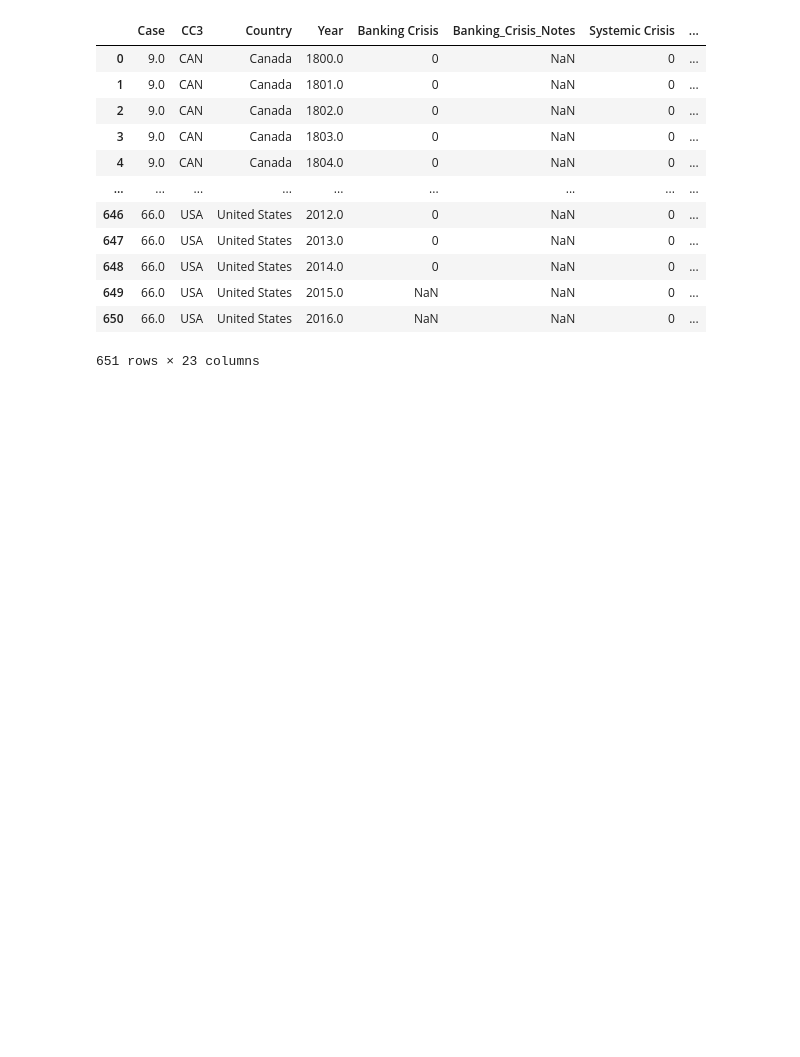
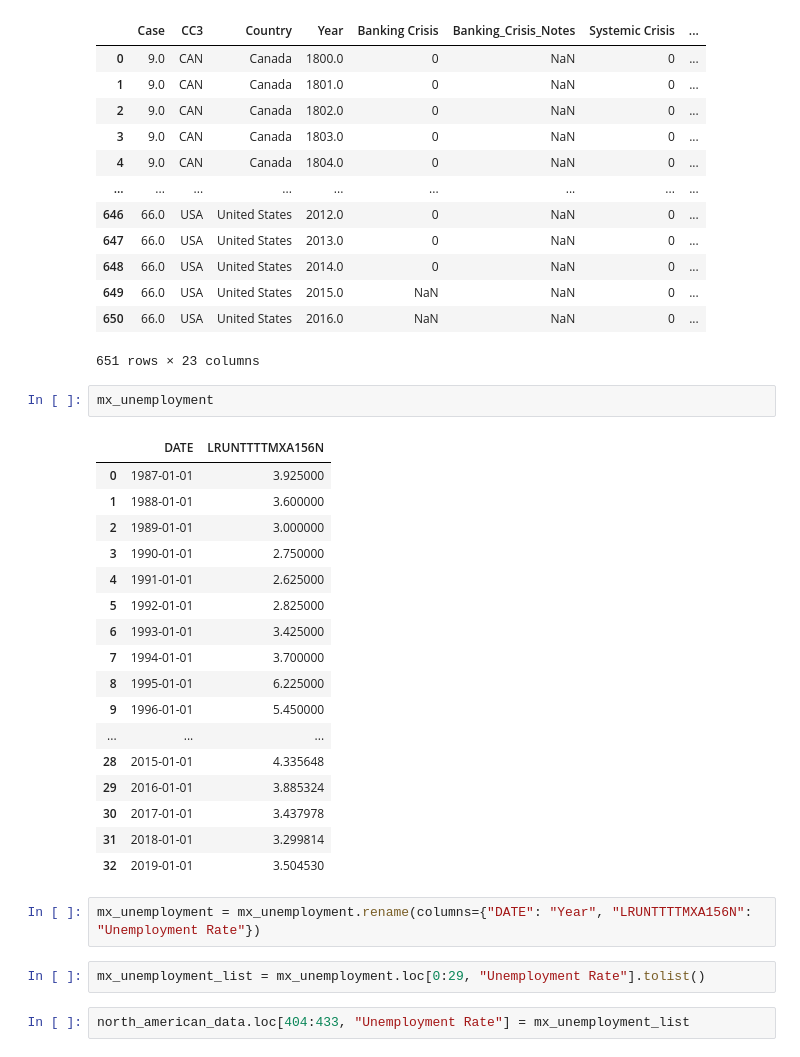
Before and after one commit to dhruvatara/ECS89G-DLProject, a Jupyter notebook: Data Cleansing.ipynb, the cells around one changed output. Saved outputs shown, nothing was run; the diff lists cells and outputs as text; blank space fills up the shorter version.

```diff
--- a/Data Cleansing.ipynb
+++ b/Data Cleansing.ipynb
@@ -316,3 +316,29 @@ north_american_data
 | 649 | 66.0 | USA | United States | 2015.0 | NaN | NaN | 0 | ... |
 | 650 | 66.0 | USA | United States | 2016.0 | NaN | NaN | 0 | ... |
 651 rows × 23 columns
+# %%
+mx_unemployment
+# %% [output]
+|  | DATE | LRUNTTTTMXA156N |
+| 0 | 1987-01-01 | 3.925000 |
+| 1 | 1988-01-01 | 3.600000 |
+| 2 | 1989-01-01 | 3.000000 |
+| 3 | 1990-01-01 | 2.750000 |
+| 4 | 1991-01-01 | 2.625000 |
+| 5 | 1992-01-01 | 2.825000 |
+| 6 | 1993-01-01 | 3.425000 |
+| 7 | 1994-01-01 | 3.700000 |
+| 8 | 1995-01-01 | 6.225000 |
+| 9 | 1996-01-01 | 5.450000 |
+| ... | ... | ... |
+| 28 | 2015-01-01 | 4.335648 |
+| 29 | 2016-01-01 | 3.885324 |
+| 30 | 2017-01-01 | 3.437978 |
+| 31 | 2018-01-01 | 3.299814 |
+| 32 | 2019-01-01 | 3.504530 |
+# %%
+mx_unemployment = mx_unemployment.rename(columns={"DATE": "Year", "LRUNTTTTMXA156N": "Unemployment Rate"})
+# %%
+mx_unemployment_list = mx_unemployment.loc[0:29, "Unemployment Rate"].tolist()
+# %%
+north_american_data.loc[404:433, "Unemployment Rate"] = mx_unemployment_list
```
Also changed, not shown: parts of 2 cells of this notebook.
